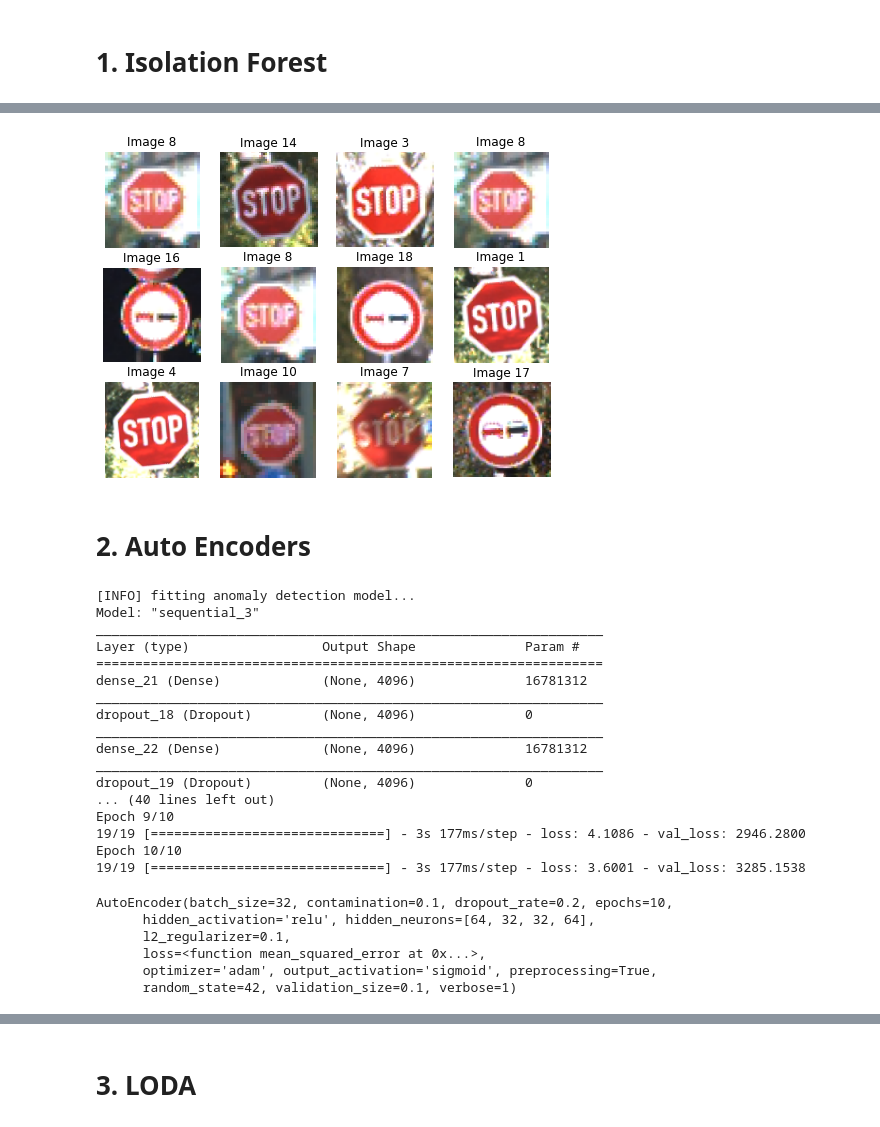
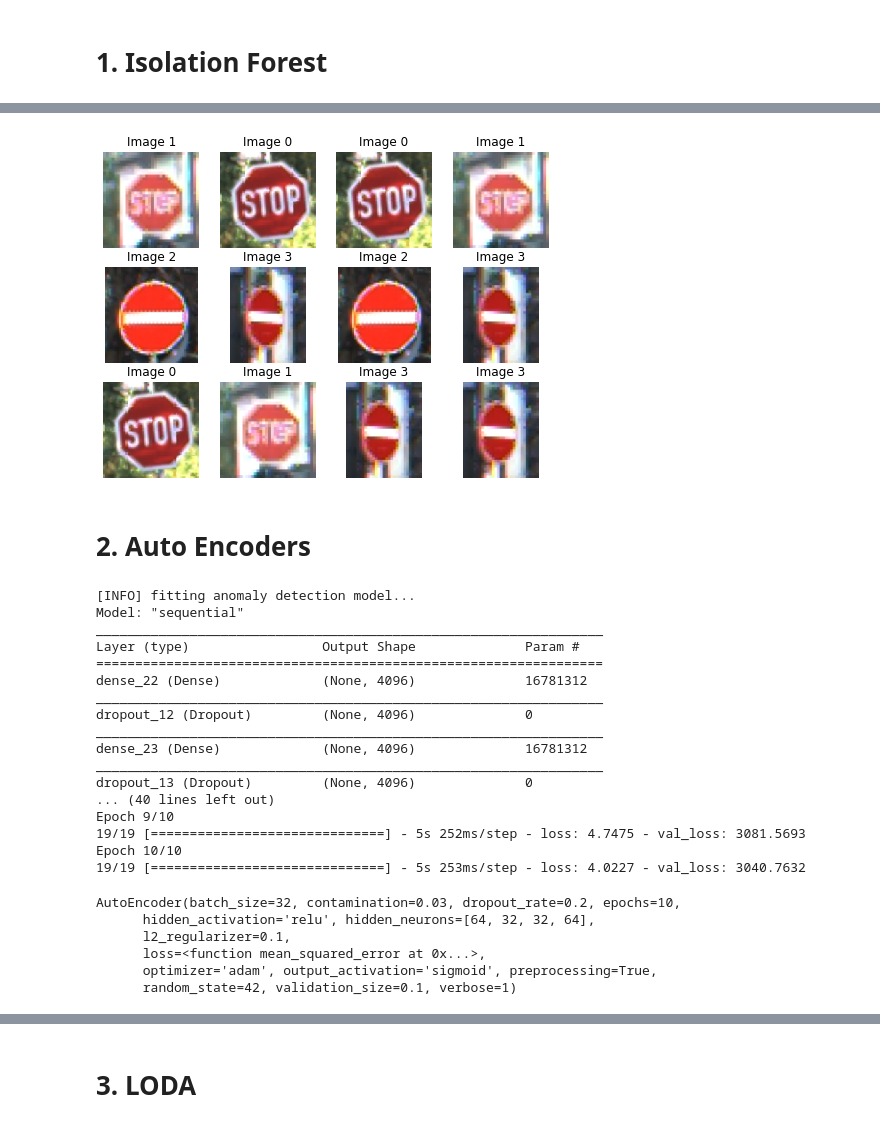
Before and after one commit to nbelhidane/Stop-Sign-Outlier-Detection, a Jupyter notebook: notebook_dataset_pyod.ipynb, the cells around one changed output, grey strips where cells are left out. Cells and saved outputs as stored; diff of their text form; code cells hidden in the pictures.

```diff
--- a/notebook_dataset_pyod.ipynb
+++ b/notebook_dataset_pyod.ipynb
@@ -143,7 +144,7 @@ df_train.head()
 # %%
 # train the anomaly detection model
 print("[INFO] fitting anomaly detection model...")
-model = IForest(n_estimators=100, contamination=0.1, n_jobs=-1, random_state=42)
-model.fit(df_train.iloc[:,2:])
+model_if = IForest(n_estimators=100, contamination=0.03, n_jobs=-1, random_state=42)
+model_if.fit(df_train.iloc[:,2:])
 # %% [output]
 [INFO] fitting anomaly detection model...
@@ -153,4 +154,4 @@ IForest(behaviour='old', bootstrap=False, contamination=0.1, max_features=1.0,
 # %%
-preds = model.predict(df_test.iloc[:,2:])
+preds_if = model_if.predict(df_test.iloc[:,2:])
 preds
 # %% [output]
@@ -184,41 +173,41 @@ df_test.iloc[:,[0,1]][preds==1]
 # %%
-iforest_res = df_test.iloc[:,[0,1]][preds==1].reset_index(drop=True)
+iforest_res = df_test.iloc[:,[0,1]][preds_if==1].reset_index(drop=True)
 rand_grid = np.random.randint(iforest_res.shape[0], size=[grid_m,grid_n])
 
 f0, cell0 = plt.subplots(grid_m, grid_n, figsize=(8,6))
 for i in range(grid_m):
     for j in range(grid_n):
         cell0[i, j].imshow(iforest_res['ppm_image'][rand_grid[i,j]])
         cell0[i, j].axis('off')
         cell0[i, j].set_title('Image {}'.format(rand_grid[i,j]))
 # %% [output]
-[figure, old version]
+[figure, new version]
 # %% [markdown]
 # 2. Auto Encoders
 # %%
 # train the anomaly detection model
 print("[INFO] fitting anomaly detection model...")
-model = AutoEncoder(epochs=10, random_state=42)
-model.fit(df_train.iloc[:,2:])
+model_ae = AutoEncoder(epochs=10, random_state=42, contamination=0.03)
+model_ae.fit(df_train.iloc[:,2:])
 # %% [output]
 [INFO] fitting anomaly detection model...
-Model: "sequential_3"
+Model: "sequential"
 _________________________________________________________________
 Layer (type)                 Output Shape              Param #
 =================================================================
-dense_21 (Dense)             (None, 4096)              16781312
-_________________________________________________________________
-dropout_18 (Dropout)         (None, 4096)              0
-_________________________________________________________________
 dense_22 (Dense)             (None, 4096)              16781312
 _________________________________________________________________
-dropout_19 (Dropout)         (None, 4096)              0
+dropout_12 (Dropout)         (None, 4096)              0
+_________________________________________________________________
+dense_23 (Dense)             (None, 4096)              16781312
+_________________________________________________________________
+dropout_13 (Dropout)         (None, 4096)              0
 ... (40 lines left out)
 Epoch 9/10
-19/19 [==============================] - 3s 177ms/step - loss: 4.1086 - val_loss: 2946.2800
+19/19 [==============================] - 5s 252ms/step - loss: 4.7475 - val_loss: 3081.5693
 Epoch 10/10
-19/19 [==============================] - 3s 177ms/step - loss: 3.6001 - val_loss: 3285.1538
+19/19 [==============================] - 5s 253ms/step - loss: 4.0227 - val_loss: 3040.7632
-AutoEncoder(batch_size=32, contamination=0.1, dropout_rate=0.2, epochs=10,
+AutoEncoder(batch_size=32, contamination=0.03, dropout_rate=0.2, epochs=10,
       hidden_activation='relu', hidden_neurons=[64, 32, 32, 64],
       l2_regularizer=0.1,
       loss=<function mean_squared_error at 0x...>,
```
Also changed, not shown: parts of 24 cells of this notebook.
